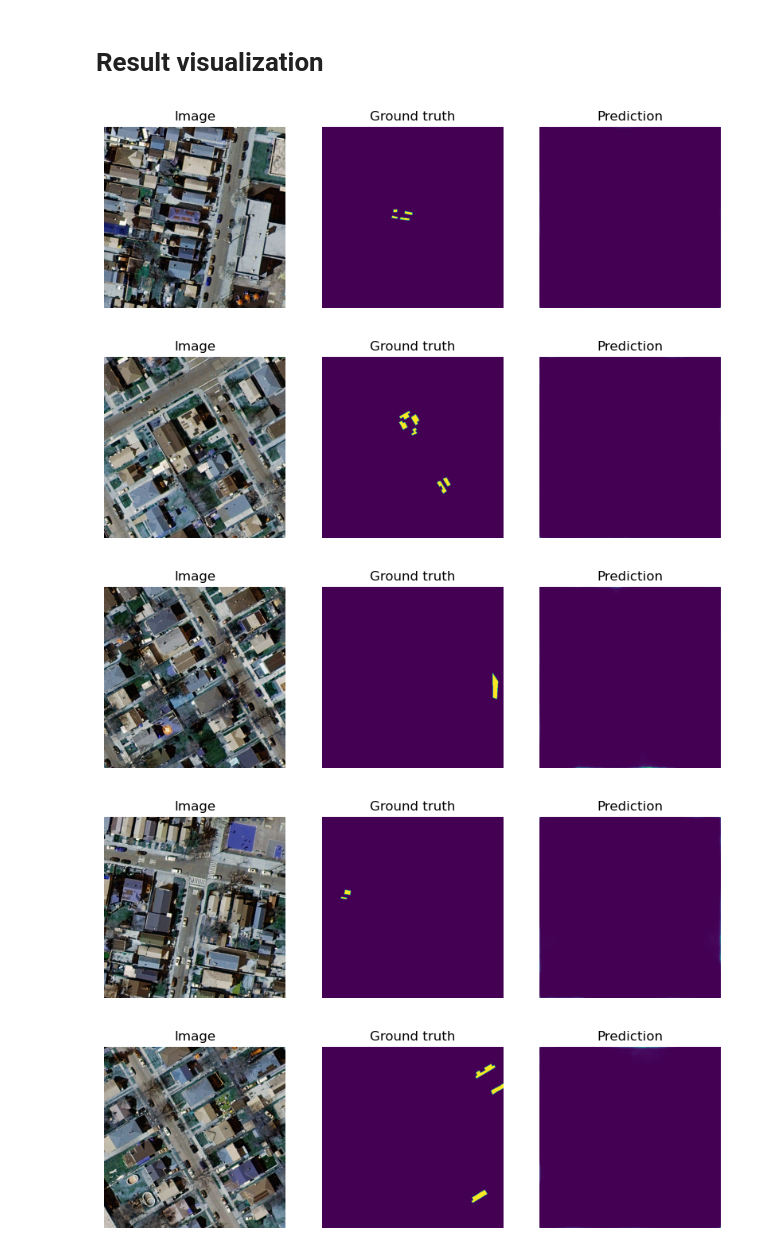
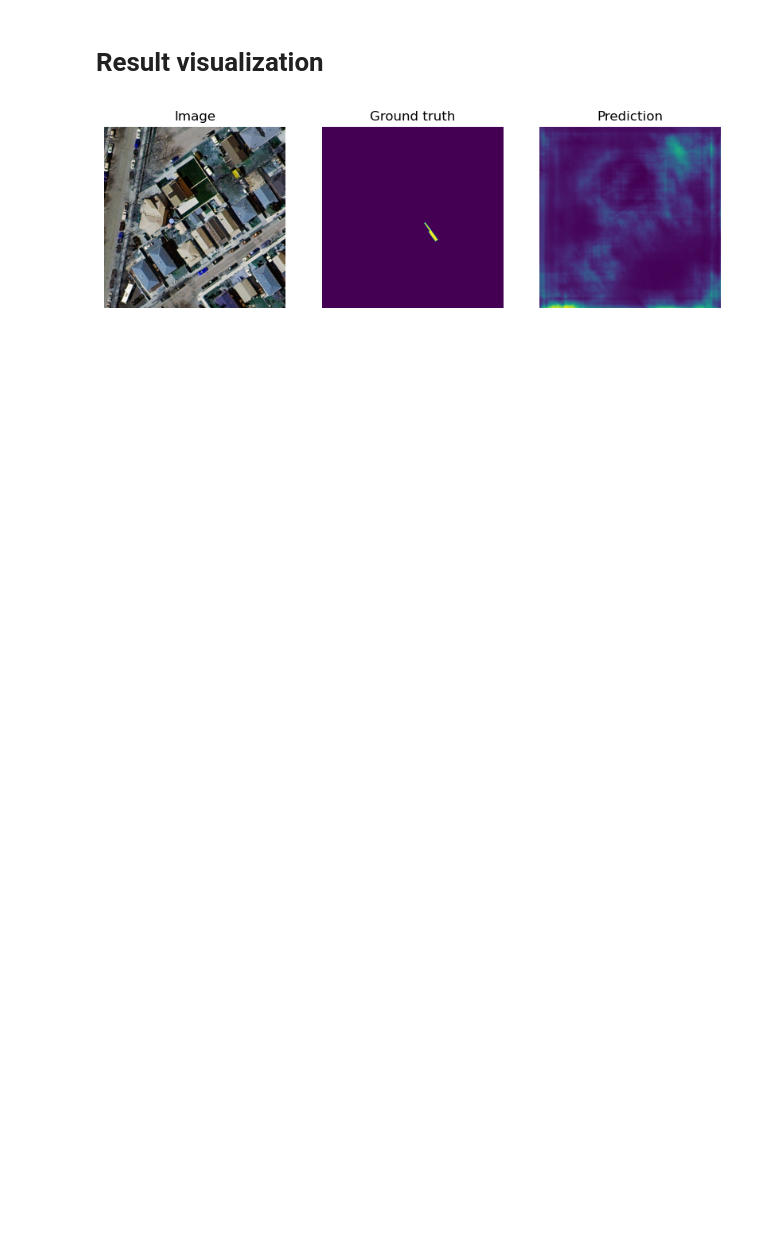
Before and after one commit to EdwinKimsal/Neural-Networks-Analyzing-PV-Panels, a Jupyter notebook: PV Research/pv segmentation (camvid).ipynb, the cells around one changed output. Cells and saved outputs as stored; diff of their text form; code cells hidden in the pictures; blank space fills up the shorter version.

```diff
--- a/PV Research/pv segmentation (camvid).ipynb
+++ b/PV Research/pv segmentation (camvid).ipynb
@@ -220,15 +220,15 @@ def get_validation_augmentation():
     ]
     return A.Compose(test_transform)
 # %%
-# Visualize resulted augmented images and masks
-augmented_dataset = Dataset(
-    x_train_dir,
-    y_train_dir,
-    augmentation=get_training_augmentation(),
-    classes=['pv'],
-)
-
-# same image with different random transforms
-for i in range(2):
-    image, mask = augmented_dataset[0]
-    visualize(image=image, mask=mask.squeeze())
+# # Visualize resulted augmented images and masks
+# augmented_dataset = Dataset(
+#     x_train_dir,
+#     y_train_dir,
+#     augmentation=get_training_augmentation(),
+#     classes=['pv'],
+# )
+#
+# # same image with different random transforms
+# for i in range(3):
+#     image, mask = augmented_dataset[0]
+#     visualize(image=image, mask=mask.squeeze())
@@ -241,32 +238,32 @@ CLASSES = ['pv']
 train_dataset = Dataset(
     x_train_dir,
     y_train_dir,
-    augmentation=get_training_augmentation(),
+    # augmentation=get_training_augmentation(),
     classes=CLASSES,
 )
 
 valid_dataset = Dataset(
     x_valid_dir,
     y_valid_dir,
-    augmentation=get_validation_augmentation(),
+    # augmentation=get_validation_augmentation(),
     classes=CLASSES,
 )
 
 test_dataset = Dataset(
     x_test_dir,
     y_test_dir,
-    augmentation=get_validation_augmentation(),
+    # augmentation=get_validation_augmentation(),
     classes=CLASSES,
 )
 
-train_loader = DataLoader(train_dataset, batch_size=4, shuffle=True, num_workers=0)
-valid_loader = DataLoader(valid_dataset, batch_size=4, shuffle=False, num_workers=0)
-test_loader = DataLoader(test_dataset, batch_size=4, shuffle=False, num_workers=0)
+train_loader = DataLoader(train_dataset, batch_size=1, shuffle=True, num_workers=0)
+valid_loader = DataLoader(valid_dataset, batch_size=1, shuffle=False, num_workers=0)
+test_loader = DataLoader(test_dataset, batch_size=1, shuffle=False, num_workers=0)
 # %% [markdown]
 # Create model and train
 # %%
 # Some training hyperparameters
-EPOCHS = 10
+EPOCHS = 2
 T_MAX = EPOCHS * len(train_loader)
 OUT_CLASSES = 1
 # %%
@@ -326,7 +323,7 @@ class CamVidModel(pl.LightningModule):
         # first convert mask values to probabilities, then
         # apply thresholding
         prob_mask = logits_mask.sigmoid()
-        pred_mask = (prob_mask > 0.05).float()
+        pred_mask = (prob_mask > 0.5).float()
 
         # We will compute IoU metric by two ways
         #   1. dataset-wise
@@ -451,33 +453,29 @@ LOCAL_RANK: 0 - CUDA_VISIBLE_DEVICES: [0]
 # %%
 images, masks = next(iter(test_loader))
 with torch.no_grad():
     model.eval()
     logits = model(images)
 pr_masks = logits.sigmoid()
 for idx, (image, gt_mask, pr_mask) in enumerate(zip(images, masks, pr_masks)):
     # Number of samples visualized
-    if idx <= 4:
+    if idx <= 10:
         plt.figure(figsize=(10, 5))
         plt.subplot(1, 3, 1)
         plt.imshow(image.numpy().transpose(1, 2, 0))
         plt.title("Image")
         plt.axis("off")
 
         plt.subplot(1, 3, 2)
         plt.imshow(gt_mask.numpy().squeeze())
         plt.title("Ground truth")
         plt.axis("off")
 
         plt.subplot(1, 3, 3)
         plt.imshow(pr_mask.numpy().squeeze())
         plt.title("Prediction")
         plt.axis("off")
         plt.show()
     else:
         break
 # %% [output]
-[figure, old version]
+[figure, new version]
-[figure, removed]
-[figure, removed]
-[figure, removed]
-[figure, removed]
```
Also changed, not shown: parts of 7 cells of this notebook.
